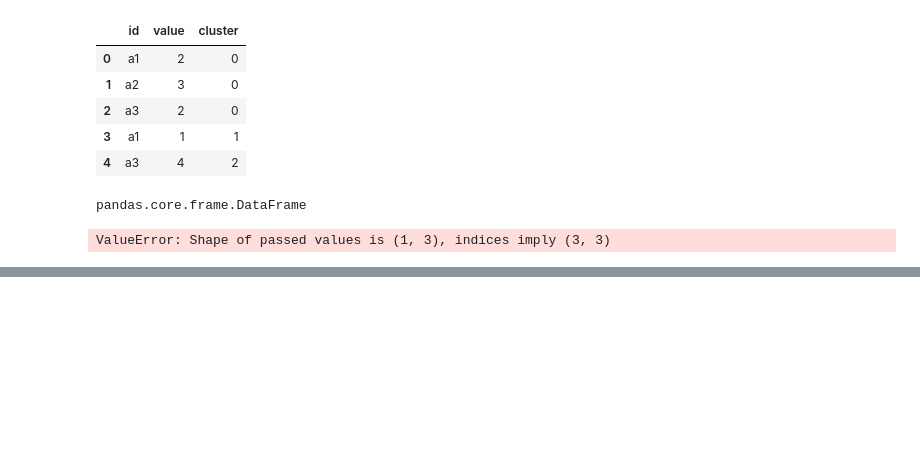
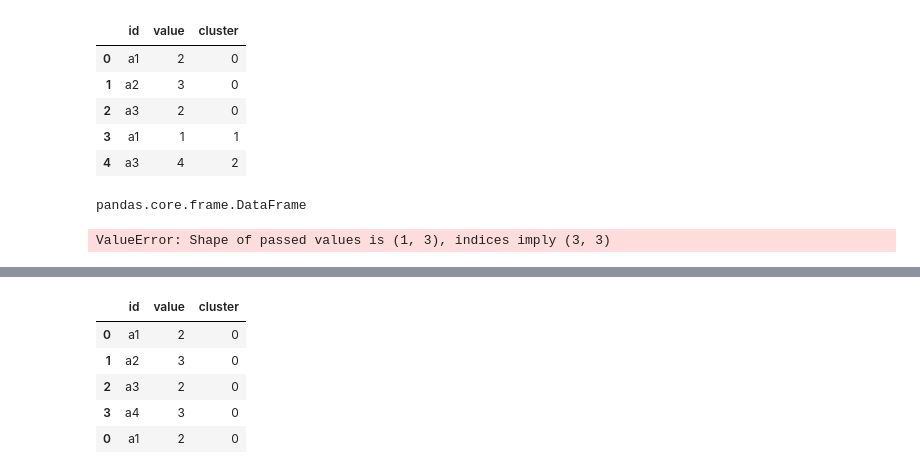
Before and after one commit to densekernel/EDEN, a Jupyter notebook: notebooks/split-apply-combine-test.ipynb, the cells around one changed output, grey strips where cells are left out. Drawn from its saved outputs; the diff is of its cells as text; code cells hidden in the pictures; blank space fills up the shorter version.

```diff
--- a/notebooks/split-apply-combine-test.ipynb
+++ b/notebooks/split-apply-combine-test.ipynb
@@ -27,8 +27,10 @@ df
 | 7 | a4 | 6 | 2 |
 # %%
 idx_order ={'0': [0,1,2,3], '1': [4,5], '2': [6,7]}
+splits = []
 
 def con_centroids(group):
+    splits.append(group)
     print "Name: ", group.name, "len: ", len(group)
     print group.index.values
     print group.index.values[-1]
@@ -72,0 +95,10 @@ ValueError: Shape of passed values is (1, 3), indices imply (3, 3)
+# %%
+df_assemble = pd.concat(splits)
+df_assemble.head()
+# %% [output]
+|  | id | value | cluster |
+| 0 | a1 | 2 | 0 |
+| 1 | a2 | 3 | 0 |
+| 2 | a3 | 2 | 0 |
+| 3 | a4 | 3 | 0 |
+| 0 | a1 | 2 | 0 |
```
Also changed, not shown: parts of 12 cells of this notebook, 15 other files.
